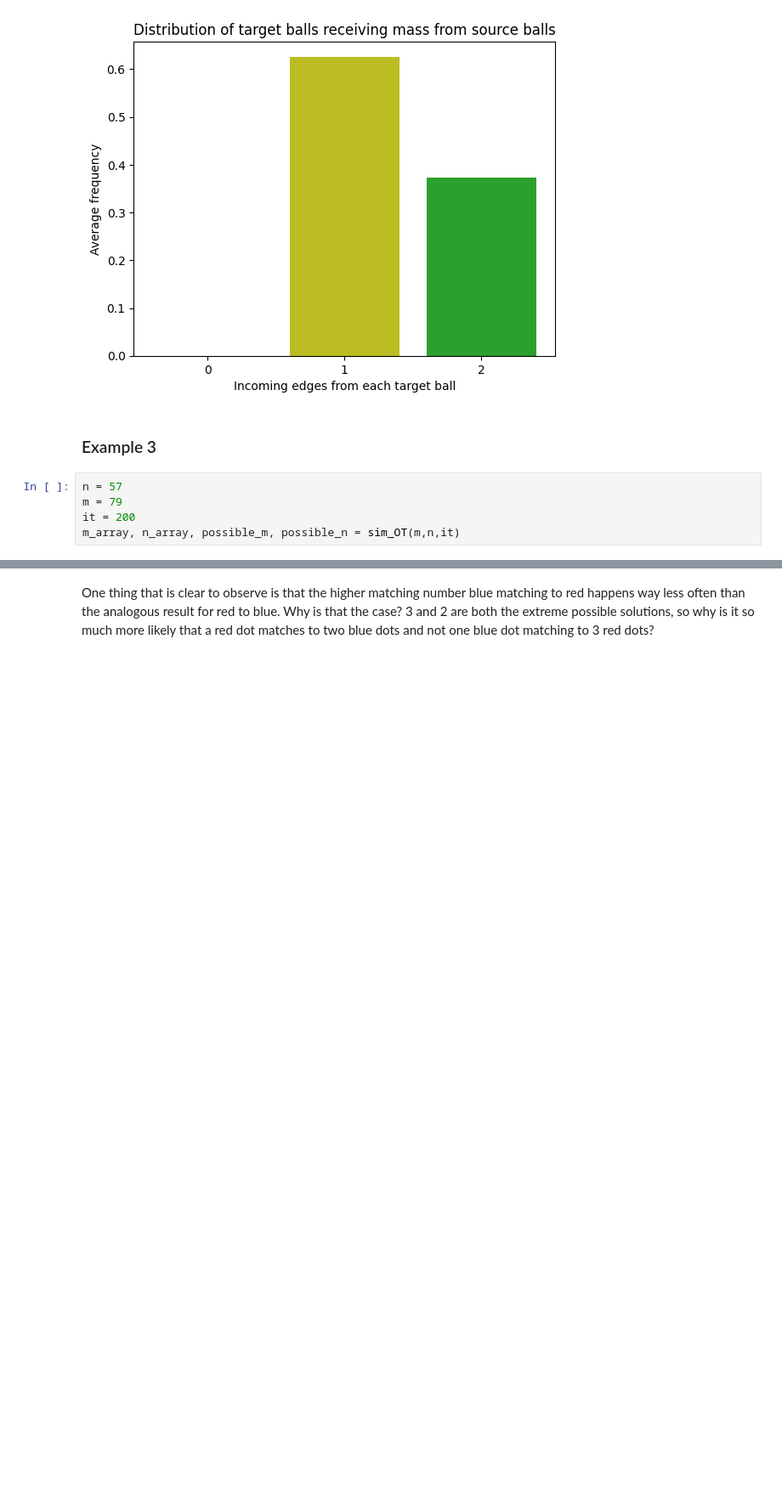
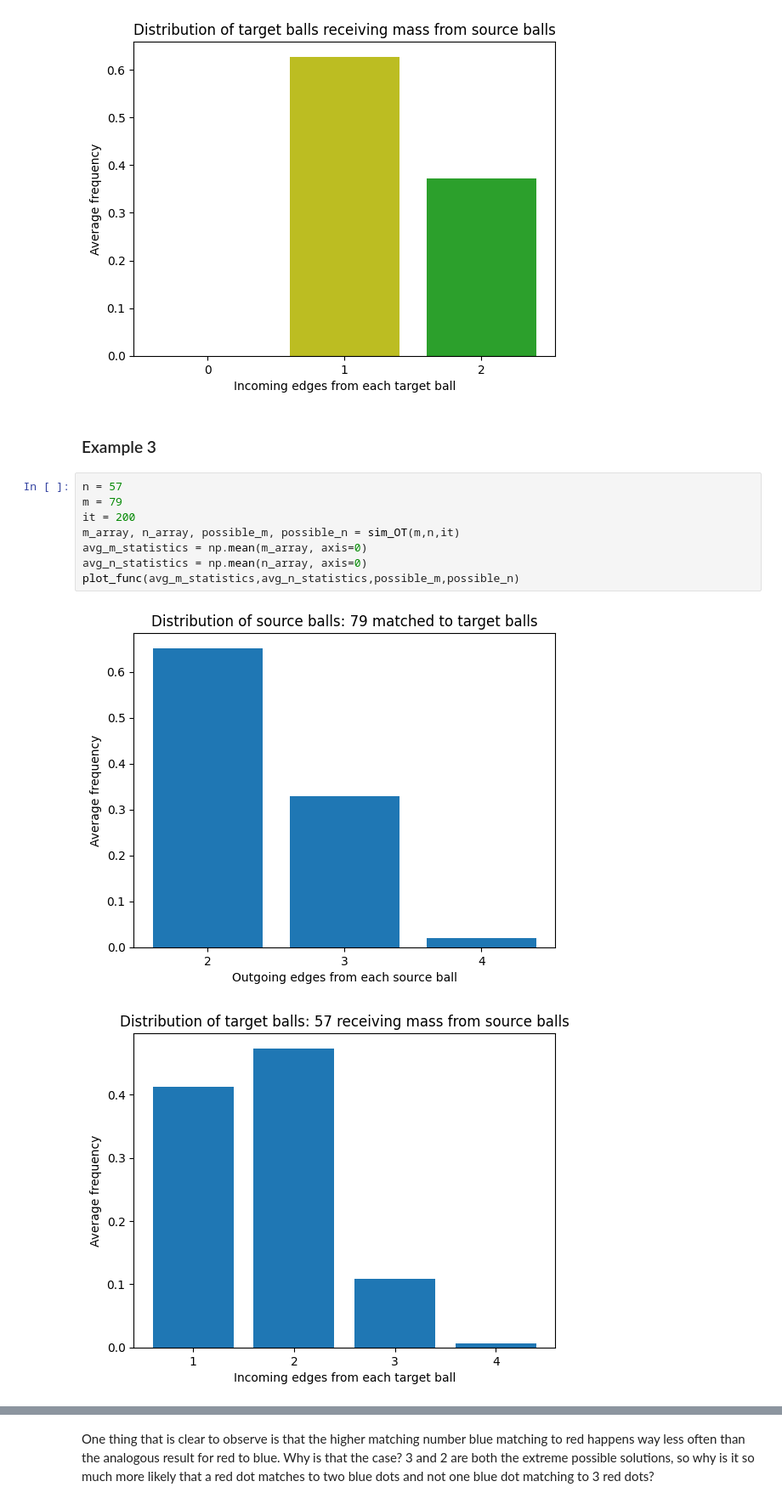
Before and after one commit to abjohnson117/OT_research, a Jupyter notebook: OT_match_stats.ipynb, the cells around one changed output, grey strips where cells are left out. Shown: that part at 85% size. Saved outputs shown, nothing was run; the diff lists cells and outputs as text; blank space fills up the shorter version.

```diff
--- a/OT_match_stats.ipynb
+++ b/OT_match_stats.ipynb
@@ -56,5 +56,11 @@ plt.show()
 # %%
 n = 57
 m = 79
 it = 200
 m_array, n_array, possible_m, possible_n = sim_OT(m,n,it)
+avg_m_statistics = np.mean(m_array, axis=0)
+avg_n_statistics = np.mean(n_array, axis=0)
+plot_func(avg_m_statistics,avg_n_statistics,possible_m,possible_n)
+# %% [output]
+[figure, added]
+[figure, added]
```
Also changed, not shown: parts of 9 cells of this notebook, 1 other file.
